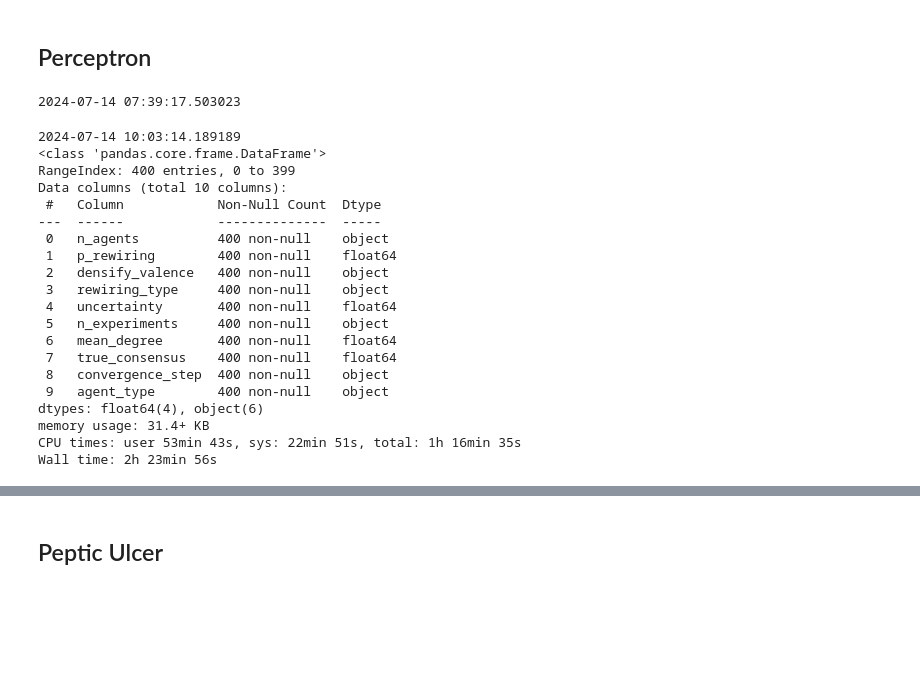
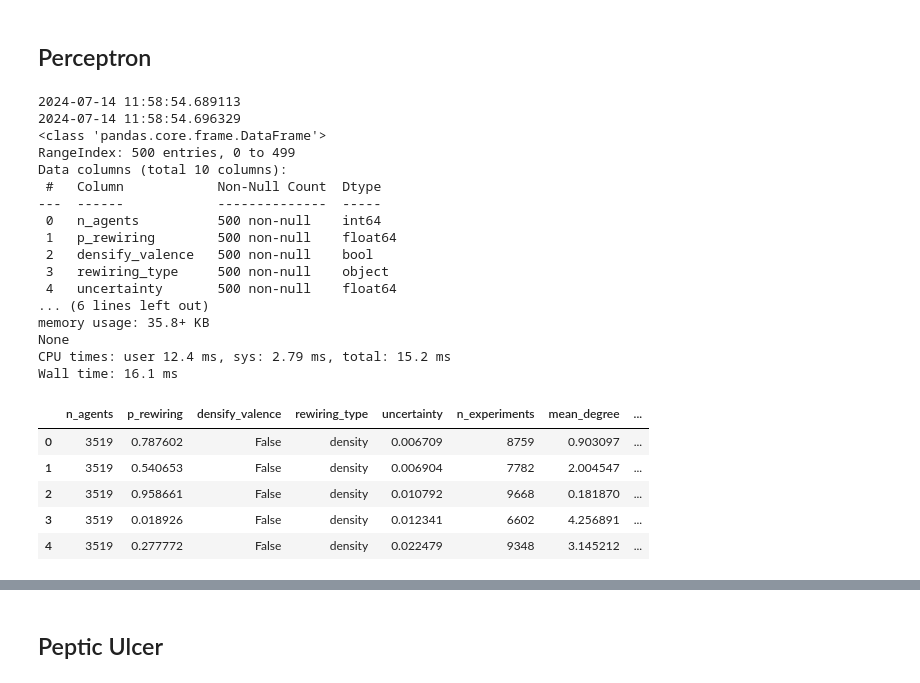
Before and after one commit to MNoichl/network_epistemology_playground, a Jupyter notebook: simulations_empiricalnet_clean.ipynb, the cells around one changed output, grey strips where cells are left out. Saved outputs shown, nothing was run; the diff lists cells and outputs as text; code cells hidden in the pictures; blank space fills up the shorter version.

```diff
--- a/simulations_empiricalnet_clean.ipynb
+++ b/simulations_empiricalnet_clean.ipynb
@@ -123,7 +123,8 @@ parameter_dictionaries
 # %% [markdown]
 ## Simulation Functions
 # %%
-def run_simulation_with_params(param_dict, number_of_steps=10000, agent_type="bayes",tolerance=1e-03):
+def run_simulation_with_params(param_dict, number_of_steps=10000,
+                               agent_type="bayes",tolerance=1e-03):
     # Extract the network directly since it's already a NetworkX graph object
     my_network = param_dict['network']
     #agent_type = param_dict['agent_type']
@@ -617,9 +617,15 @@ def generate_parameters_empir_v2(n,G,all_new_potential_edges=set(),
 # Load the set from a file
 with open('perceptron_all_new_potential_edges.pkl', 'rb') as file:
     perceptron_all_new_potential_edges = pickle.load(file)
-# Example usage
+# Test Simulation
+print('Testing parameter space')
 parameter_dictionaries = generate_parameters_empir_v2(2,G_perceptron_indexed,
                                                       all_new_potential_edges = perceptron_all_new_potential_edges,
-                                                      rewiring_type='density',valence=True)  # Generate parameter dictionaries
-parameter_dictionaries
+                                                      rewiring_type='density',valence=False) # Generate parameter dictionaries
+print(parameter_dictionaries)
+print('testing simulation')
+test_results_densify_df = run_simulations(parameter_dictionaries, number_of_steps=10000,
+                                  agent_type="bayes",tolerance=1e-02)
+test_results_densify_df.to_csv('test_results_densify_df.csv', index=False)
+test_results_densify_df.head()
 # %% [output]
@@ -644,14 +639,0 @@ Wall time: 24.3 s
-# %%
-%%time
-# Load the set from a file
-with open('perceptron_all_new_potential_edges.pkl', 'rb') as file:
-    perceptron_all_new_potential_edges = pickle.load(file)
-# Test Simulation
-parameter_dictionaries = generate_parameters_empir_v2(2,G_perceptron_indexed,
-                                                      all_new_potential_edges = perceptron_all_new_potential_edges,
-                                                      rewiring_type='density',valence=False) # Generate parameter dictionaries
-#print(parameter_dictionaries)
-test_results_densify_df = run_simulations(parameter_dictionaries, number_of_steps=10000,
-                                  agent_type="bayes",tolerance=1e-02)
-test_results_densify_df.to_csv('test_results_densify_df.csv', index=False)
-test_results_densify_df.head()
@@ -692,55 +668,58 @@ if do_initial_simulation:
     bayes_results_df.to_csv('bayesagent_perceptron_results_densify_df.csv', index=False)
 
 saved_bayes_results_df = pd.read_csv('bayesagent_perceptron_results_densify_df.csv')
 
 add_simulations = False
 if add_simulations:
     n_sims = 50 # this is for each type of rewiring
     bayes_results_df = pd.DataFrame(columns=test_results_densify_df.columns)
     # First with False valence
     parameter_dictionaries = generate_parameters_empir_v2(n_sims,G_perceptron_indexed,
                                     all_new_potential_edges = perceptron_all_new_potential_edges,
                                         rewiring_type='density',valence=False)
     results_df1 = run_simulations(parameter_dictionaries, number_of_steps=10000,
                                 agent_type="bayes",tolerance=1e-03)
     bayes_results_df = pd.concat([bayes_results_df, results_df1], ignore_index=True)
     # Then with True valence
     parameter_dictionaries = generate_parameters_empir_v2(n_sims,G_perceptron_indexed,
                                     all_new_potential_edges = perceptron_all_new_potential_edges,
                                         rewiring_type='density',valence=True)
     results_df2 = run_simulations(parameter_dictionaries, number_of_steps=10000,
                                 agent_type="bayes",tolerance=1e-03)
     bayes_results_df = pd.concat([bayes_results_df, results_df2], ignore_index=True)
     bayes_results_df = pd.concat([saved_bayes_results_df, bayes_results_df], ignore_index=True)
     bayes_results_df.to_csv('bayesagent_perceptron_results_densify_df.csv', index=False)
 else:
     bayes_results_df=saved_bayes_results_df
 
 print(datetime.now())
 
-bayes_results_df.info()
+print(bayes_results_df.info())
+bayes_results_df.head()
 # %% [output]
-2024-07-14 07:39:17.503023
+2024-07-14 11:58:54.689113
+2024-07-14 11:58:54.696329
+<class 'pandas.core.frame.DataFrame'>
+RangeIndex: 500 entries, 0 to 499
+Data columns (total 10 columns):
+ #   Column            Non-Null Count  Dtype
+---  ------            --------------  -----
+ 0   n_agents          500 non-null    int64
+ 1   p_rewiring        500 non-null    float64
+ 2   densify_valence   500 non-null    bool
+ 3   rewiring_type     500 non-null    object
+ 4   uncertainty       500 non-null    float64
+... (6 lines left out)
+memory usage: 35.8+ KB
+None
+CPU times: user 12.4 ms, sys: 2.79 ms, total: 15.2 ms
+Wall time: 16.1 ms
-2024-07-14 10:03:14.189189
-<class 'pandas.core.frame.DataFrame'>
-RangeIndex: 400 entries, 0 to 399
-Data columns (total 10 columns):
- #   Column            Non-Null Count  Dtype
----  ------            --------------  -----
- 0   n_agents          400 non-null    object
- 1   p_rewiring        400 non-null    float64
- 2   densify_valence   400 non-null    object
- 3   rewiring_type     400 non-null    object
- 4   uncertainty       400 non-null    float64
- 5   n_experiments     400 non-null    object
- 6   mean_degree       400 non-null    float64
- 7   true_consensus    400 non-null    float64
- 8   convergence_step  400 non-null    object
- 9   agent_type        400 non-null    object
-dtypes: float64(4), object(6)
-memory usage: 31.4+ KB
-CPU times: user 53min 43s, sys: 22min 51s, total: 1h 16min 35s
-Wall time: 2h 23min 56s
+|  | n_agents | p_rewiring | densify_valence | rewiring_type | uncertainty | n_experiments | mean_degree | ... |
+| 0 | 3519 | 0.787602 | False | density | 0.006709 | 8759 | 0.903097 | ... |
+| 1 | 3519 | 0.540653 | False | density | 0.006904 | 7782 | 2.004547 | ... |
+| 2 | 3519 | 0.958661 | False | density | 0.010792 | 9668 | 0.181870 | ... |
+| 3 | 3519 | 0.018926 | False | density | 0.012341 | 6602 | 4.256891 | ... |
+| 4 | 3519 | 0.277772 | False | density | 0.022479 | 9348 | 3.145212 | ... |
 # %%
 %%time
 print(datetime.now())
```
Also changed, not shown: parts of 8 cells of this notebook, 5 other files.
